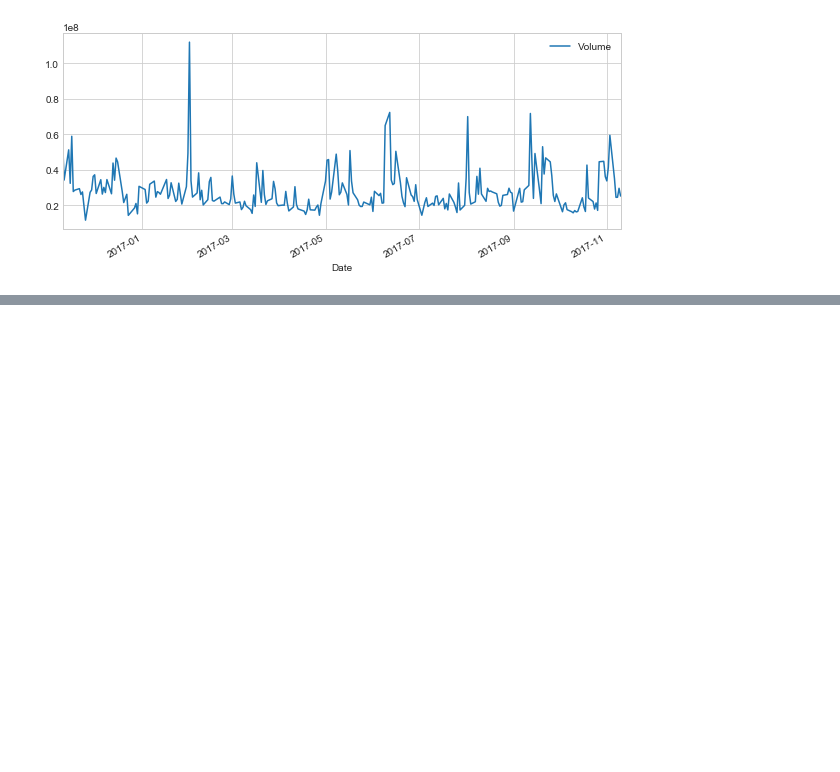
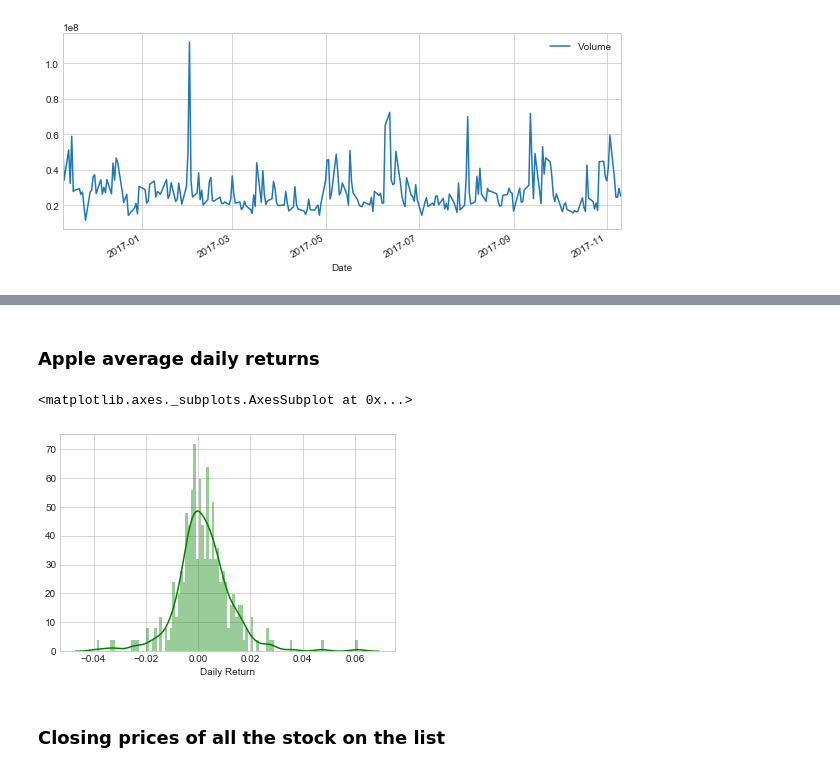
Before and after one commit to anan44/stock_market_analysis, a Jupyter notebook: Stock Market Analysis.ipynb, the cells around one changed output, grey strips where cells are left out. Drawn from its saved outputs; the diff is of its cells as text; code cells hidden in the pictures; blank space fills up the shorter version.

```diff
--- a/Stock Market Analysis.ipynb
+++ b/Stock Market Analysis.ipynb
@@ -68,0 +90,10 @@ AAPL["Volume"].plot(legend=True, figsize=(10,4))
+# %% [markdown]
+### Apple average daily returns
+# %%
+# AAPL["Daily Return"].hist(bins=100)
+sns.distplot(AAPL["Daily Return"].dropna(),bins=100, color="green")
+# %% [output]
+<matplotlib.axes._subplots.AxesSubplot at 0x...>
+[figure, added]
+# %% [markdown]
+### Closing prices of all the stock on the list
```
Also changed, not shown: parts of 20 cells of this notebook.
